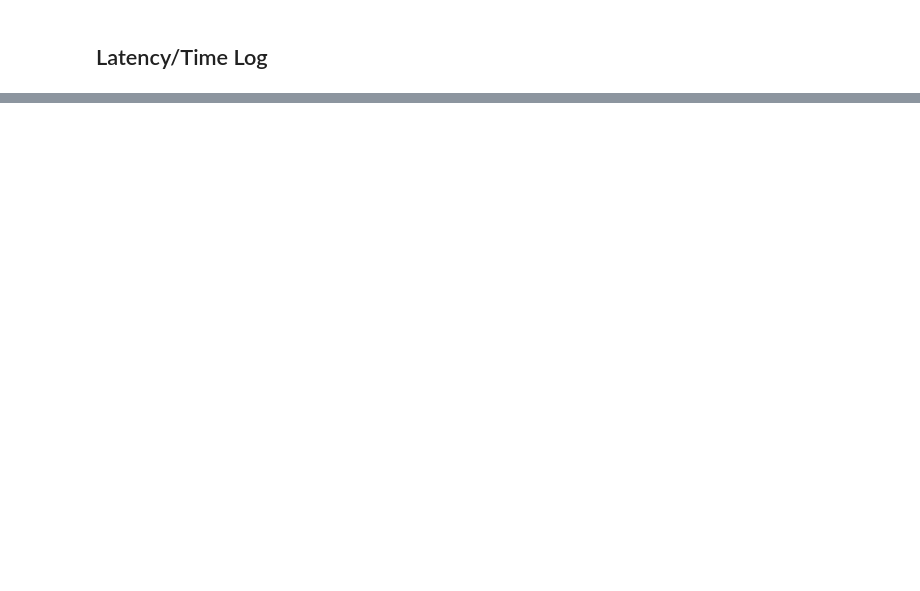
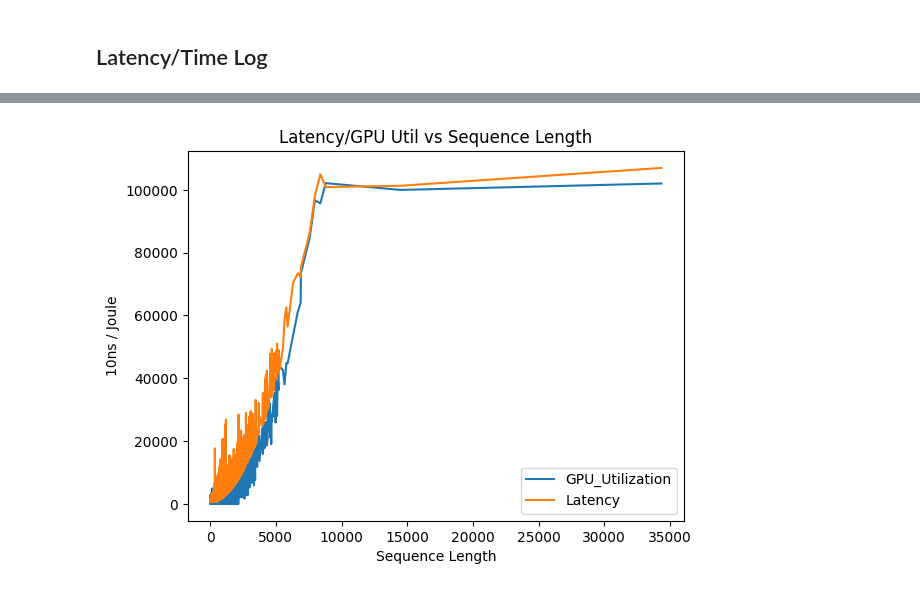
Before and after one commit to lgltan/ESM_Benchmark, a Jupyter notebook: protein_folding_8M.ipynb, the cells around one changed output, grey strips where cells are left out. Drawn from its saved outputs; the diff is of its cells as text; code cells hidden in the pictures; blank space fills up the shorter version.

```diff
--- a/protein_folding_8M.ipynb
+++ b/protein_folding_8M.ipynb
@@ -241,0 +278,21 @@ KeyError: 'cmp_sequences'
+# %%
+# Normalize Duration
+duration = gpu_util_df["duration"] * 100000
+
+lat_gpu_slen = {"Latency": duration, "GPU_Utilization": gpu_util_df["nvidia_gpu_0"], "Sequence_Length": sequence_length}
+lat_gpu_slen_df = pd.DataFrame(lat_gpu_slen)
+lat_gpu_slen_df = lat_gpu_slen_df.sort_values(by = 'Sequence_Length')
+
+# Plot multiple lines
+plt.plot(lat_gpu_slen_df["Sequence_Length"], lat_gpu_slen_df["GPU_Utilization"], label='GPU_Utilization')
+plt.plot(lat_gpu_slen_df["Sequence_Length"], lat_gpu_slen_df["Latency"], label='Latency')
+
+plt.xlabel('Sequence Length')
+plt.ylabel('10ns / Joule')
+
+plt.title("Latency/GPU Util vs Sequence Length")
+plt.legend()
+
+plt.show()
+# %% [output]
+[figure, added]
```
Also changed, not shown: parts of 16 cells of this notebook.
